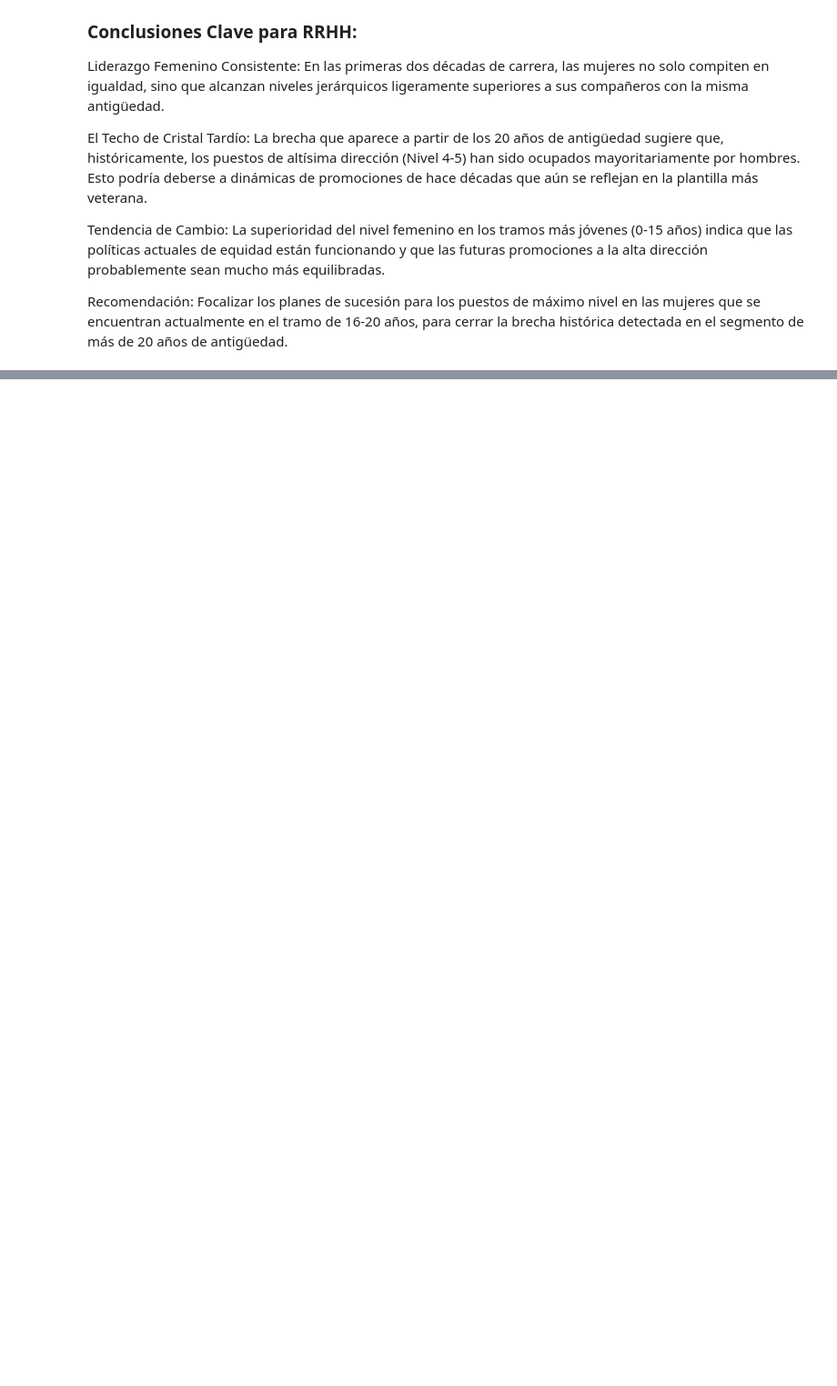
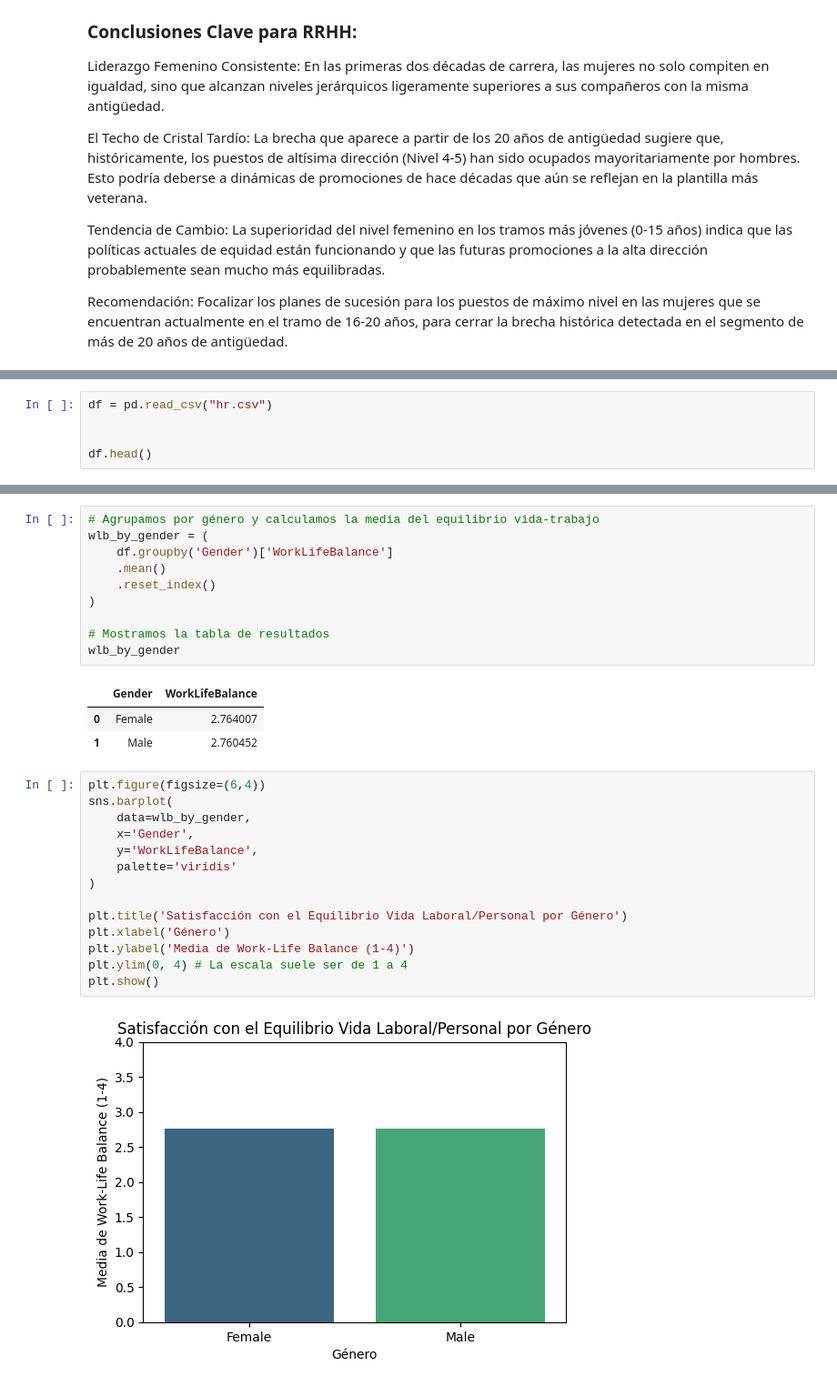
Before and after one commit to PatriciaAnaya/project-da-promo-59-modulo-3-team-3, a Jupyter notebook: optimizacion-de-talento.ipynb, the cells around one changed output, grey strips where cells are left out. Shown at 91% size. Saved outputs shown, nothing was run; the diff lists cells and outputs as text; blank space fills up the shorter version.

```diff
--- a/optimizacion-de-talento.ipynb
+++ b/optimizacion-de-talento.ipynb
@@ -1019,0 +1014,5 @@ Recomendación: Focalizar los planes de sucesión para los puestos de máximo ni
+# %%
+df = pd.read_csv("hr.csv")
+
+
+df.head()
@@ -1019,0 +1026,30 @@ Recomendación: Focalizar los planes de sucesión para los puestos de máximo ni
+# %%
+# Agrupamos por género y calculamos la media del equilibrio vida-trabajo
+wlb_by_gender = (
+    df.groupby('Gender')['WorkLifeBalance']
+    .mean()
+    .reset_index()
+)
+
+# Mostramos la tabla de resultados
+wlb_by_gender
+# %% [output]
+|  | Gender | WorkLifeBalance |
+| 0 | Female | 2.764007 |
+| 1 | Male | 2.760452 |
+# %%
+plt.figure(figsize=(6,4))
+sns.barplot(
+    data=wlb_by_gender,
+    x='Gender',
+    y='WorkLifeBalance',
+    palette='viridis'
+)
+
+plt.title('Satisfacción con el Equilibrio Vida Laboral/Personal por Género')
+plt.xlabel('Género')
+plt.ylabel('Media de Work-Life Balance (1-4)')
+plt.ylim(0, 4) # La escala suele ser de 1 a 4
+plt.show()
+# %% [output]
+[figure, added]
```
Also changed, not shown: parts of 28 cells of this notebook.
